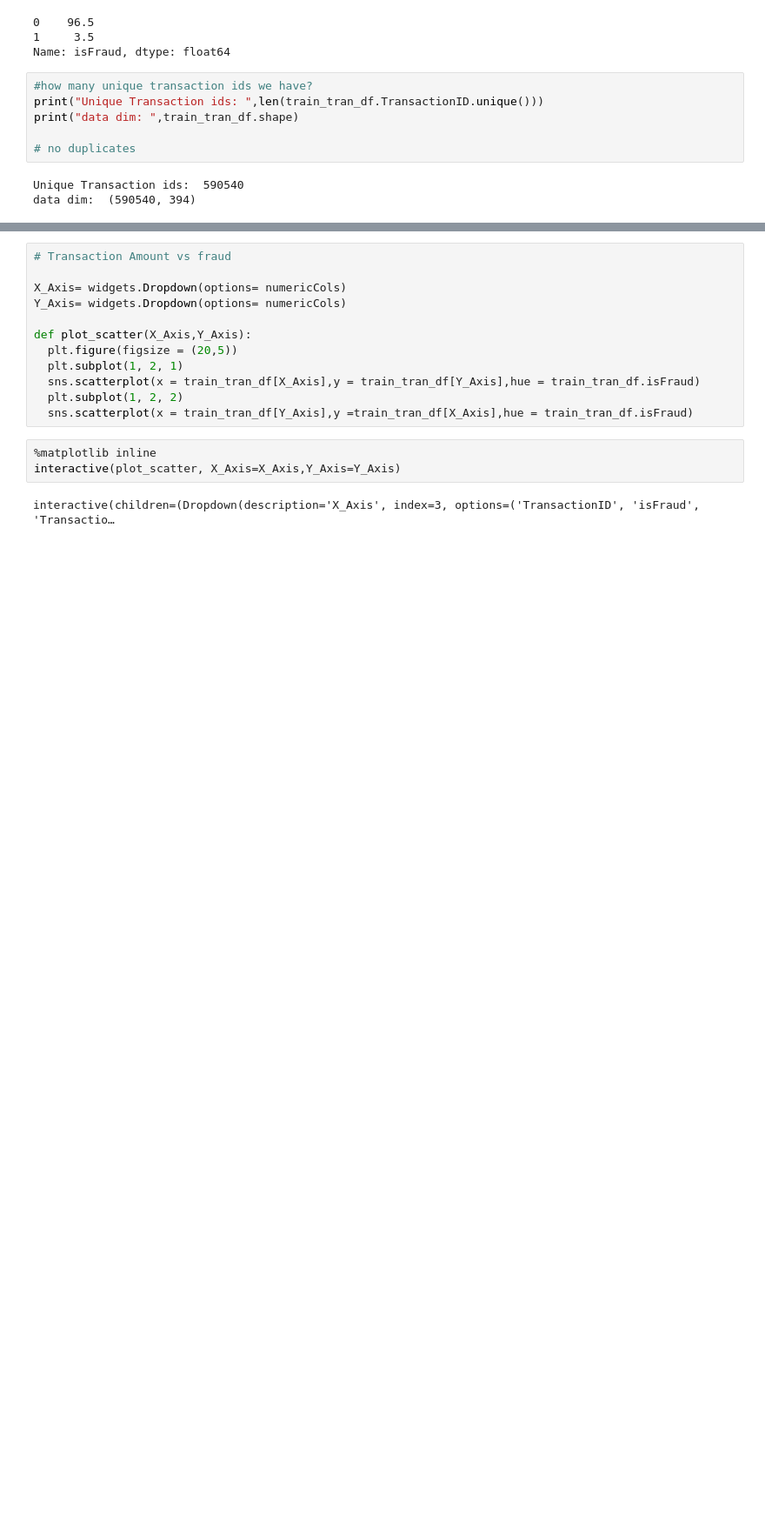
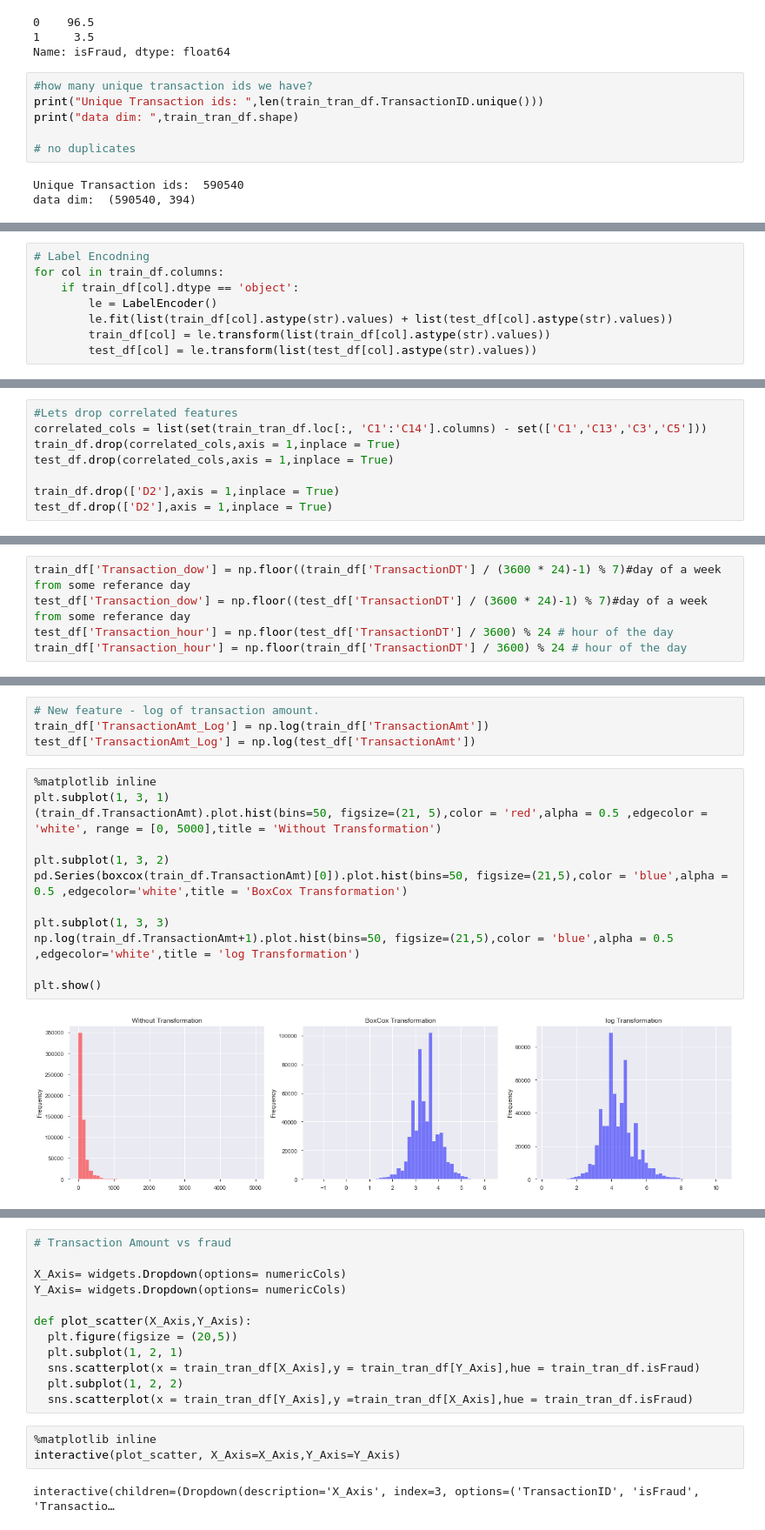
Before and after one commit to mxn170019/Ieee_Fraud-Detection-Kaggle-competition, a Jupyter notebook: ieeeFraud_Detection.ipynb, the cells around one changed output, grey strips where cells are left out. Shown at 87% size. Saved outputs shown, nothing was run; the diff lists cells and outputs as text; blank space fills up the shorter version.

```diff
--- a/ieeeFraud_Detection.ipynb
+++ b/ieeeFraud_Detection.ipynb
@@ -189,0 +386,8 @@ The categorical columns in transaction data are:  ['P_emaildomain', 'M6', 'card6
+# %%
+# Label Encodning
+for col in train_df.columns:
+    if train_df[col].dtype == 'object':
+        le = LabelEncoder()
+        le.fit(list(train_df[col].astype(str).values) + list(test_df[col].astype(str).values))
+        train_df[col] = le.transform(list(train_df[col].astype(str).values))
+        test_df[col] = le.transform(list(test_df[col].astype(str).values))
@@ -189,0 +427,8 @@ The categorical columns in transaction data are:  ['P_emaildomain', 'M6', 'card6
+# %%
+#Lets drop correlated features
+correlated_cols = list(set(train_tran_df.loc[:, 'C1':'C14'].columns) - set(['C1','C13','C3','C5']))
+train_df.drop(correlated_cols,axis = 1,inplace = True)
+test_df.drop(correlated_cols,axis = 1,inplace = True)
+
+train_df.drop(['D2'],axis = 1,inplace = True)
+test_df.drop(['D2'],axis = 1,inplace = True)
@@ -189,0 +437,5 @@ The categorical columns in transaction data are:  ['P_emaildomain', 'M6', 'card6
+# %%
+train_df['Transaction_dow'] = np.floor((train_df['TransactionDT'] / (3600 * 24)-1) % 7)#day of a week from some referance day
+test_df['Transaction_dow'] = np.floor((test_df['TransactionDT'] / (3600 * 24)-1) % 7)#day of a week from some referance day
+test_df['Transaction_hour'] = np.floor(test_df['TransactionDT'] / 3600) % 24 # hour of the day
+train_df['Transaction_hour'] = np.floor(train_df['TransactionDT'] / 3600) % 24 # hour of the day
@@ -189,0 +456,18 @@ The categorical columns in transaction data are:  ['P_emaildomain', 'M6', 'card6
+# %%
+# New feature - log of transaction amount.
+train_df['TransactionAmt_Log'] = np.log(train_df['TransactionAmt'])
+test_df['TransactionAmt_Log'] = np.log(test_df['TransactionAmt'])
+# %%
+%matplotlib inline
+plt.subplot(1, 3, 1)
+(train_df.TransactionAmt).plot.hist(bins=50, figsize=(21, 5),color = 'red',alpha = 0.5 ,edgecolor = 'white', range = [0, 5000],title = 'Without Transformation')
+
+plt.subplot(1, 3, 2)
+pd.Series(boxcox(train_df.TransactionAmt)[0]).plot.hist(bins=50, figsize=(21,5),color = 'blue',alpha = 0.5 ,edgecolor='white',title = 'BoxCox Transformation')
+
+plt.subplot(1, 3, 3)
+np.log(train_df.TransactionAmt+1).plot.hist(bins=50, figsize=(21,5),color = 'blue',alpha = 0.5 ,edgecolor='white',title = 'log Transformation')
+
+plt.show()
+# %% [output]
+[figure, added]
```
Also changed, not shown: parts of 75 cells of this notebook, 6 other files.
